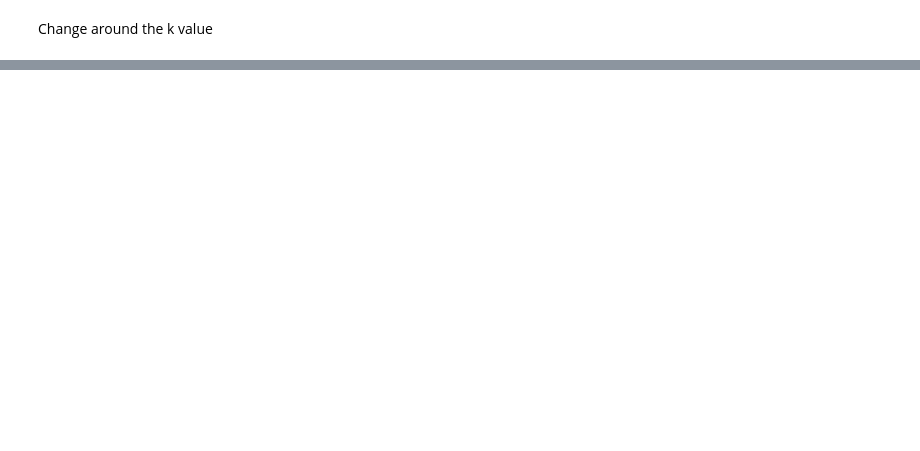
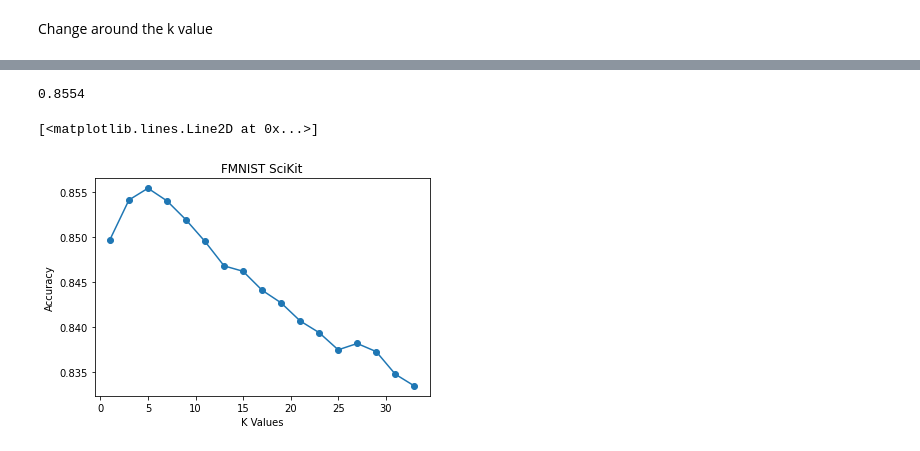
Before and after one commit to hakanjian/MLHW2, a Jupyter notebook: sample.ipynb, the cells around one changed output, grey strips where cells are left out. Saved outputs shown, nothing was run; the diff lists cells and outputs as text; code cells hidden in the pictures; blank space fills up the shorter version.

```diff
--- a/sample.ipynb
+++ b/sample.ipynb
@@ -243,0 +221,30 @@ plt.show()
+# %%
+#implementation of the scikit k-nearest neighbors
+from sklearn.neighbors import KNeighborsClassifier
+from sklearn.metrics import classification_report
+from sklearn.metrics import accuracy_score
+neigh = KNeighborsClassifier(n_neighbors=5)
+
+neigh.fit(train_images, train_labels)
+#params = neigh.get_params(deep=True)
+
+preds1 = neigh.predict(test_images)
+
+accuracy_score(test_labels, preds1)
+# %% [output]
+0.8554
+# %%
+scores = []
+for k in range(1,35,2):
+    neigh = KNeighborsClassifier(n_neighbors=k)
+    neigh.fit(train_images, train_labels)
+    preds = neigh.predict(test_images)
+    scores.append(accuracy_score(test_labels, preds))
+
+plt.xlabel('K Values')
+plt.ylabel('Accuracy')
+plt.title('FMNIST SciKit')
+plt.plot(np.arange(1,35,2),scores, "o-")
+# %% [output]
+[<matplotlib.lines.Line2D at 0x...>]
+[figure, added]
```
Also changed, not shown: parts of 9 cells of this notebook.
